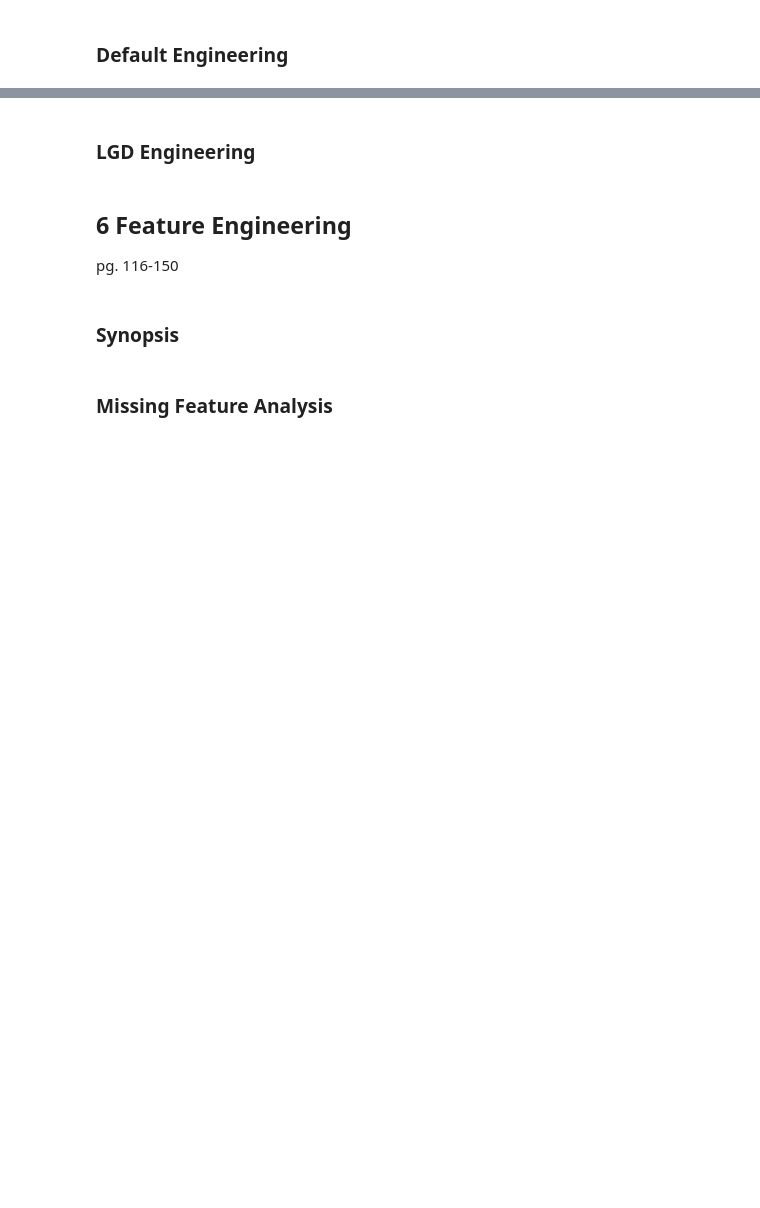
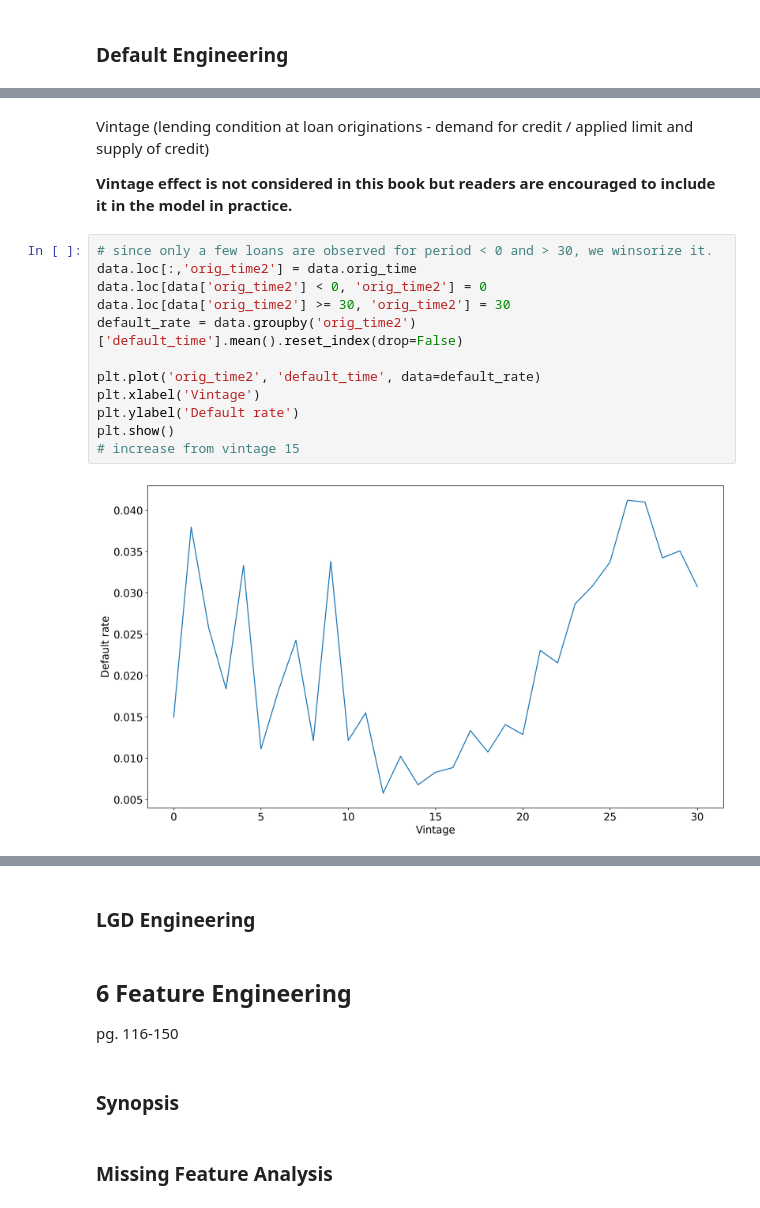
Before and after one commit to lktuan/deep_credit_risk, a Jupyter notebook: notebooks/part2_data_processing_and_validation.ipynb, the cells around one changed output, grey strips where cells are left out. Drawn from its saved outputs; the diff is of its cells as text; blank space fills up the shorter version.

```diff
--- a/notebooks/part2_data_processing_and_validation.ipynb
+++ b/notebooks/part2_data_processing_and_validation.ipynb
@@ -11,0 +100,18 @@ pg. 92-115
+# %% [markdown]
+Vintage (lending condition at loan originations - demand for credit / applied limit and supply of credit)
+
+**Vintage effect is not considered in this book but readers are encouraged to include it in the model in practice.**
+# %%
+# since only a few loans are observed for period < 0 and > 30, we winsorize it.
+data.loc[:,'orig_time2'] = data.orig_time
+data.loc[data['orig_time2'] < 0, 'orig_time2'] = 0
+data.loc[data['orig_time2'] >= 30, 'orig_time2'] = 30
+default_rate = data.groupby('orig_time2')['default_time'].mean().reset_index(drop=False)
+
+plt.plot('orig_time2', 'default_time', data=default_rate)
+plt.xlabel('Vintage')
+plt.ylabel('Default rate')
+plt.show()
+# increase from vintage 15
+# %% [output]
+[figure, added]
```
Also changed, not shown: parts of 16 cells of this notebook.
